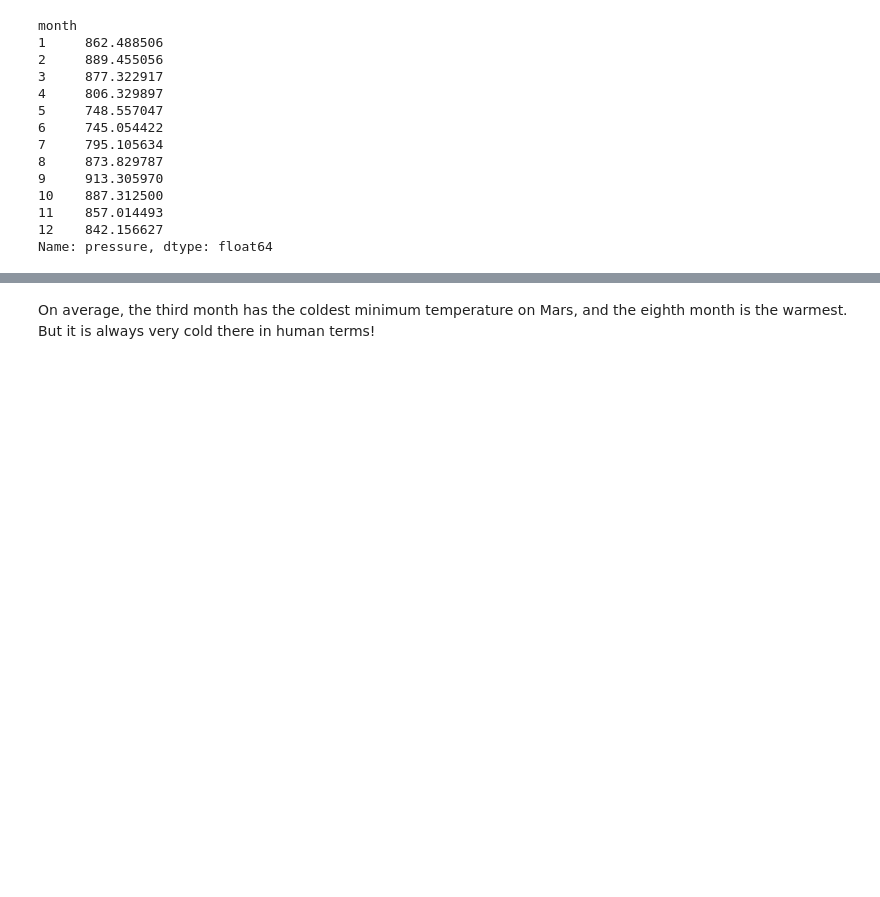
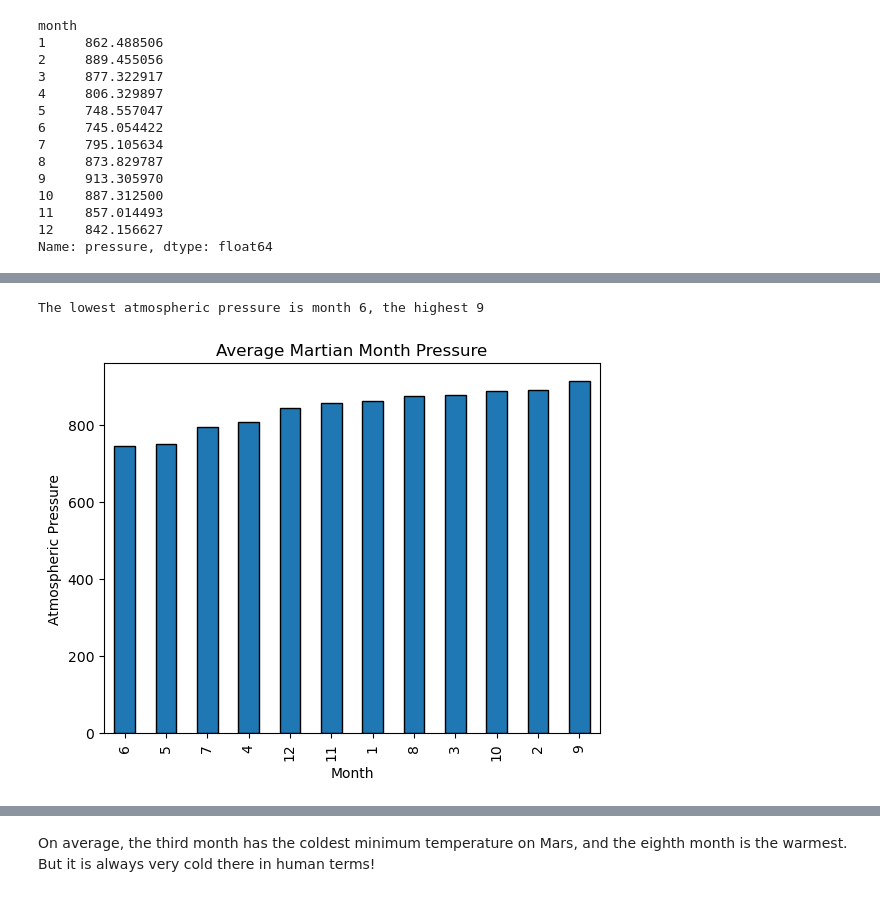
Before and after one commit to johbry17/11-web-scraping, a Jupyter notebook: part_2_mars_weather.ipynb, the cells around one changed output, grey strips where cells are left out. Cells and saved outputs as stored; diff of their text form; code cells hidden in the pictures; blank space fills up the shorter version.

```diff
--- a/part_2_mars_weather.ipynb
+++ b/part_2_mars_weather.ipynb
@@ -197,5 +235,7 @@ Name: min_temp, dtype: float64
 # %%
 # 4. Average pressure by Martian month
+month_pressure = df.groupby('month')['pressure'].mean()
+month_pressure
 # %% [output]
 month
 1     862.488506
@@ -218,2 +254,18 @@ Name: pressure, dtype: float64
+# %%
+# Plot the average pressure by month
+month_pressure = month_pressure.sort_values()
+
+month_pressure.plot(kind='bar', edgecolor='black')
+
+plt.ylabel('Atmospheric Pressure')
+plt.xlabel('Month')
+plt.title('Average Martian Month Pressure')
+
+print(f'The lowest atmospheric pressure is month {month_pressure.index[0]}, the highest {month_pressure.index[-1]}')
+
+plt.show()
+# %% [output]
+The lowest atmospheric pressure is month 6, the highest 9
+[figure, added]
 # %%
 # 5. How many terrestrial (earth) days are there in a Martian year?
```
Also changed, not shown: parts of 14 cells of this notebook, 1 other file.
